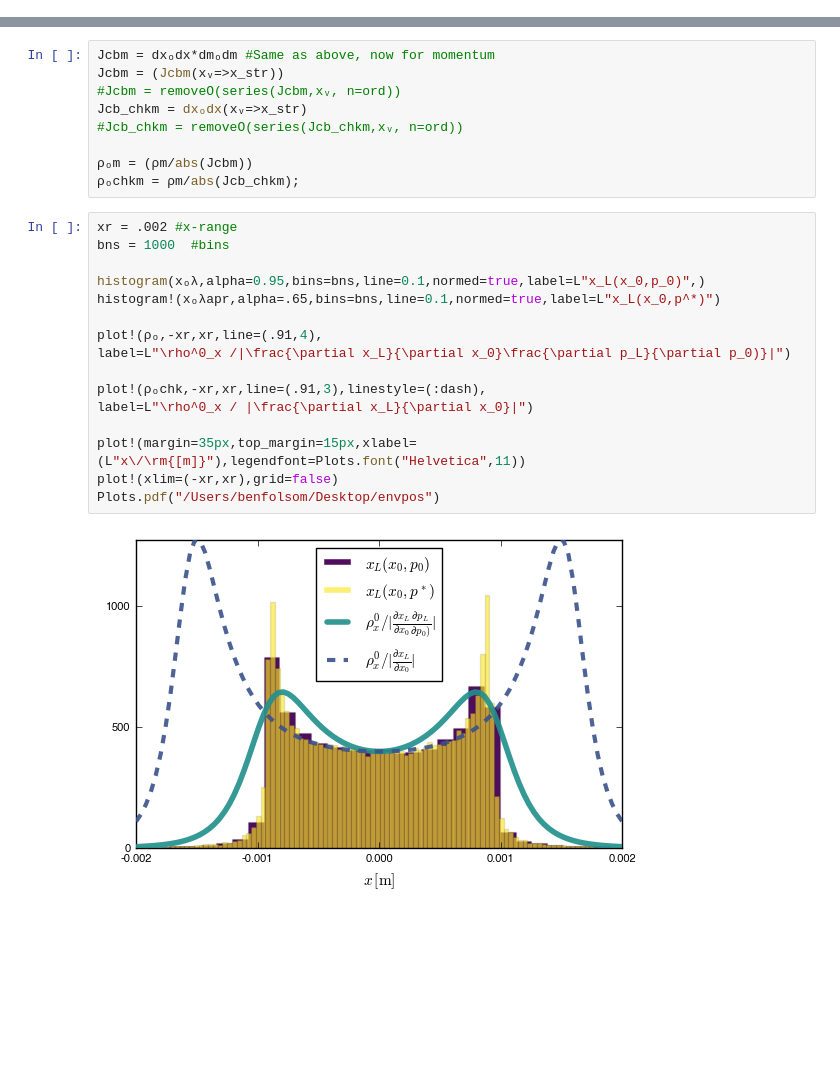
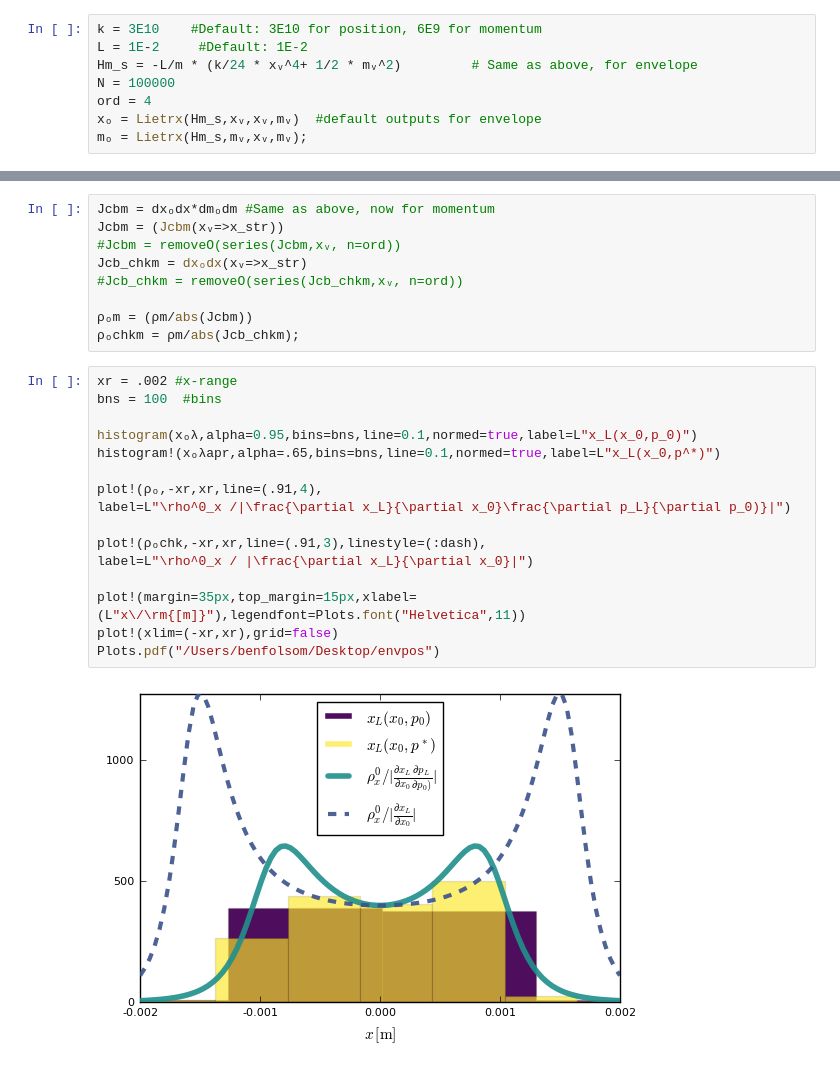
Before and after one commit to benfolsom/dcplapprx, a Jupyter notebook: suppl1_octupole_plots.ipynb, the cells around one changed output, grey strips where cells are left out. Saved outputs shown, nothing was run; the diff lists cells and outputs as text; blank space fills up the shorter version.

Commit message:
figures BnW ready

```diff
--- a/suppl1_octupole_plots.ipynb
+++ b/suppl1_octupole_plots.ipynb
@@ -171,4 +193,12 @@ Plots.pdf("/Users/benfolsom/Desktop/erf")
 
 m_str = exp(-2*ρ*xᵥ/χ)*xᵥ*σm/σₓ; #Eqn. 17
 x_str = exp(-2*ρm*mᵥ/χm)*mᵥ*σₓ/σm #Eqn. 18;
+# %%
+k = 3E10    #Default: 3E10 for position, 6E9 for momentum
+L = 1E-2     #Default: 1E-2
+Hm_s = -L/m * (k/24 * xᵥ^4+ 1/2 * mᵥ^2)         # Same as above, for envelope
+N = 100000
+ord = 4
+xₒ = Lietrx(Hm_s,xᵥ,xᵥ,mᵥ)  #default outputs for envelope
+mₒ = Lietrx(Hm_s,mᵥ,xᵥ,mᵥ);
 # %%
@@ -214,22 +236,22 @@ Jcb_chkm = dxₒdx(xᵥ=>x_str)
 ρₒchkm = ρm/abs(Jcb_chkm);
 # %%
 xr = .002 #x-range
-bns = 1000  #bins
+bns = 100  #bins
 
-histogram(xₒλ,alpha=0.95,bins=bns,line=0.1,normed=true,label=L"x_L(x_0,p_0)",)
+histogram(xₒλ,alpha=0.95,bins=bns,line=0.1,normed=true,label=L"x_L(x_0,p_0)")
 histogram!(xₒλapr,alpha=.65,bins=bns,line=0.1,normed=true,label=L"x_L(x_0,p^*)")
 
 plot!(ρₒ,-xr,xr,line=(.91,4),
 label=L"\rho^0_x /|\frac{\partial x_L}{\partial x_0}\frac{\partial p_L}{\partial p_0)}|")
 
 plot!(ρₒchk,-xr,xr,line=(.91,3),linestyle=(:dash),
 label=L"\rho^0_x / |\frac{\partial x_L}{\partial x_0}|")
 
 plot!(margin=35px,top_margin=15px,xlabel=(L"x\/\rm{[m]}"),legendfont=Plots.font("Helvetica",11))
 plot!(xlim=(-xr,xr),grid=false)
 Plots.pdf("/Users/benfolsom/Desktop/envpos")
 # %% [output]
-[figure, old version]
+[figure, new version]
 # %%
 xr = .02 #x-range
 bns = 1500 #bins
```
Also changed, not shown: parts of 13 cells of this notebook.
